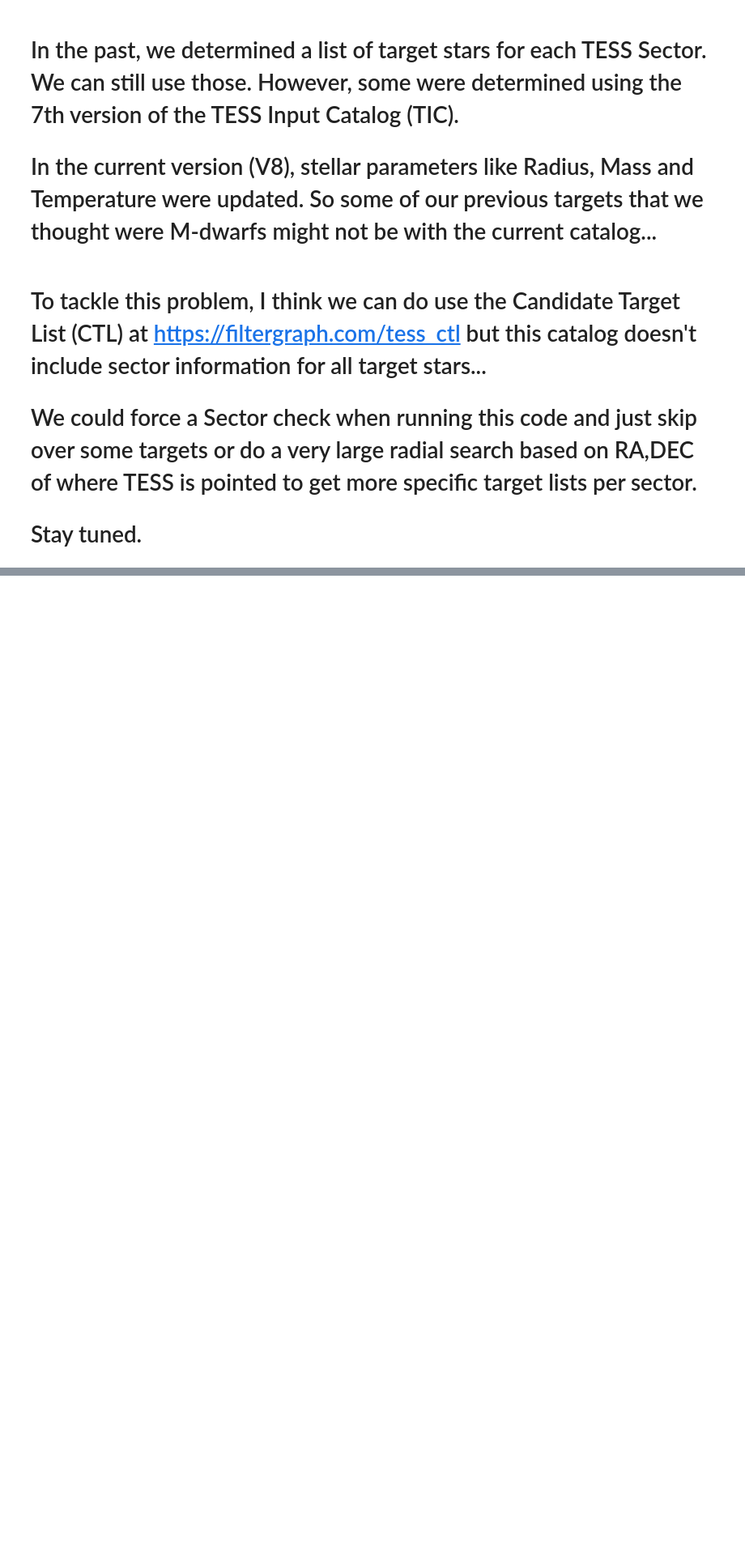
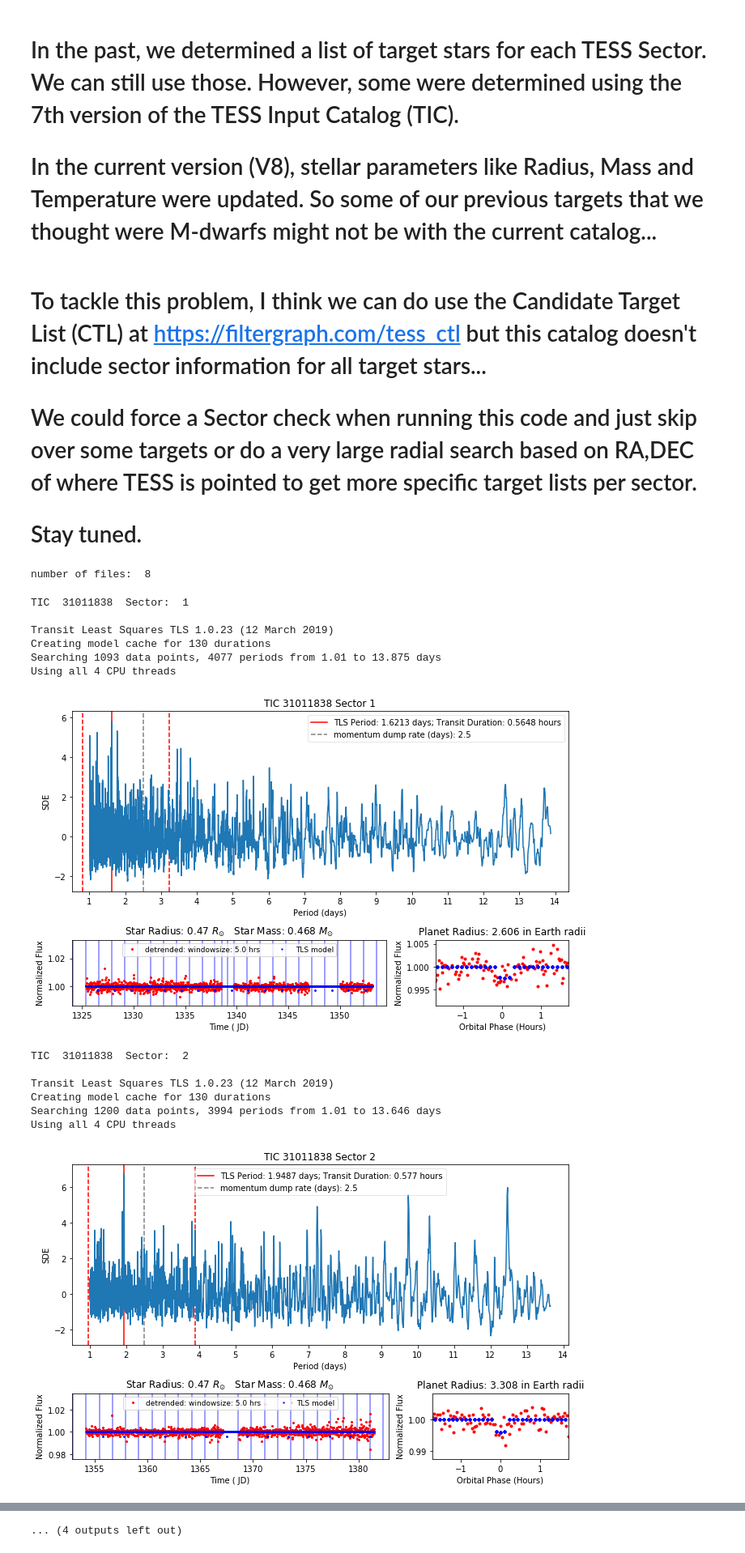
Before and after one commit to daxfeliz/TESS_Project, a Jupyter notebook: 0_PixelLevelDecorrelation/TESS_FFIs_to_PLD_to_LightCurve.ipynb, the cells around one changed output, grey strips where cells are left out. Shown at 81% size. Saved outputs shown, nothing was run; the diff lists cells and outputs as text; code cells hidden in the pictures; blank space fills up the shorter version.

```diff
--- a/0_PixelLevelDecorrelation/TESS_FFIs_to_PLD_to_LightCurve.ipynb
+++ b/0_PixelLevelDecorrelation/TESS_FFIs_to_PLD_to_LightCurve.ipynb
@@ -62,8 +66,8 @@ def momentumdump_check(SectorNum):
         mdumps=2.5
         if SectorNum==1:
             #orbit start times
-            t_0 = 1354.10102
-            t_1 = 1368.59406
+            t_0 = 1325.29278
+            t_1 = 1338.52153
         if SectorNum==2:
             #orbit start times
             t_0 = 1354.10102
@@ -728,0 +950,69 @@ Star may not be M-type: too big!
+# %%
+#Finding saved PLD light curves
+
+data = [os.path.join(dirpath, f) # an array of path names to be looped over
+    for dirpath, dirnames, files in os.walk(savelcpath) #recursively searches through directory
+    for f in fnmatch.filter(files, '*.txt')] #finds every file (*) that ends with .lc
+
+# data.sort(key=lambda x: int(os.path.basename(x).split('_')[4][:-4])) #sorts them in alphanumeric order based on TIC ID (smallest first)
+
+print ("number of files: ",len(data)) #number of files)
+print (" ")
+# %% [output]
+number of files:  8
+# %%
+#TLS Parameters
+minP=1.01
+minDur= 1.0/24.0
+maxDur= 5.0/24.0
+N_transits = 2
+
+fs = 9 #fontsize
+
+#for reporting TLS model's planet radius
+R_earth = 6.378*10.0**8.0 #cm
+R_sun = 6.955*10.0**10.0 #cm
+
+
+for i in range(len(data)): #iterating over sectors
+
+    #reading in ID,Sector from saved PLD light curves
+    ID=int(os.path.basename(data[i]).split('_')[1])
+    Sector=int(os.path.basename(data[i]).split('_')[3])
+
+    #reading in time,flux,errors
+    t=np.transpose(np.loadtxt(savelcpath+"TIC_"+str(ID)+"_Sector_"+str(Sector)+"_PLD_LC.txt"))[0]
+    f=np.transpose(np.loadtxt(savelcpath+"TIC_"+str(ID)+"_Sector_"+str(Sector)+"_PLD_LC.txt"))[1]
+    e=np.transpose(np.loadtxt(savelcpath+"TIC_"+str(ID)+"_Sector_"+str(Sector)+"_PLD_LC.txt"))[2]
+
+    try:
+    #running TLS
+        print('TIC ',ID,' Sector: ',Sector)
+        print(" ")
+        tls_power_periods, TLS_SDE, TLS_periods, TLS_t0s, TLS_depths, TLS_SDE, TLS_Dur,TLS_TCs, R_p, TLS_model_time, TLS_model,R_star,M_star,mdumps,t_1 = TLS_func(ID,t,f,e,minP,minDur,maxDur,N_transits,Sector)
+        #Plotting TLS Results
+        TLS_plot(t,f,e, tls_power_periods, TLS_SDE, TLS_periods, TLS_t0s, TLS_depths, TLS_Dur, R_p, \
+             TLS_model_time, TLS_model,window_size=(5.0/24.0),R_star=R_star,M_star=M_star,mdumps=mdumps,t_1=t_1)
+
+    except ValueError: #sometimes weird things happen with the orbital period grid...
+        print(' ')
+        continue
+        print(' ')
+
+    print(" ")
+    print(" ")
+# %% [output]
+TIC  31011838  Sector:  1
+
+Transit Least Squares TLS 1.0.23 (12 March 2019)
+Creating model cache for 130 durations
+Searching 1093 data points, 4077 periods from 1.01 to 13.875 days
+Using all 4 CPU threads
+[figure, added]
+TIC  31011838  Sector:  2
+
+Transit Least Squares TLS 1.0.23 (12 March 2019)
+Creating model cache for 130 durations
+Searching 1200 data points, 3994 periods from 1.01 to 13.646 days
+Using all 4 CPU threads
+[figure, added]
@@ -728,0 +1047 @@ Star may not be M-type: too big!
+... (4 outputs left out)
```
Also changed, not shown: parts of 18 cells of this notebook.
